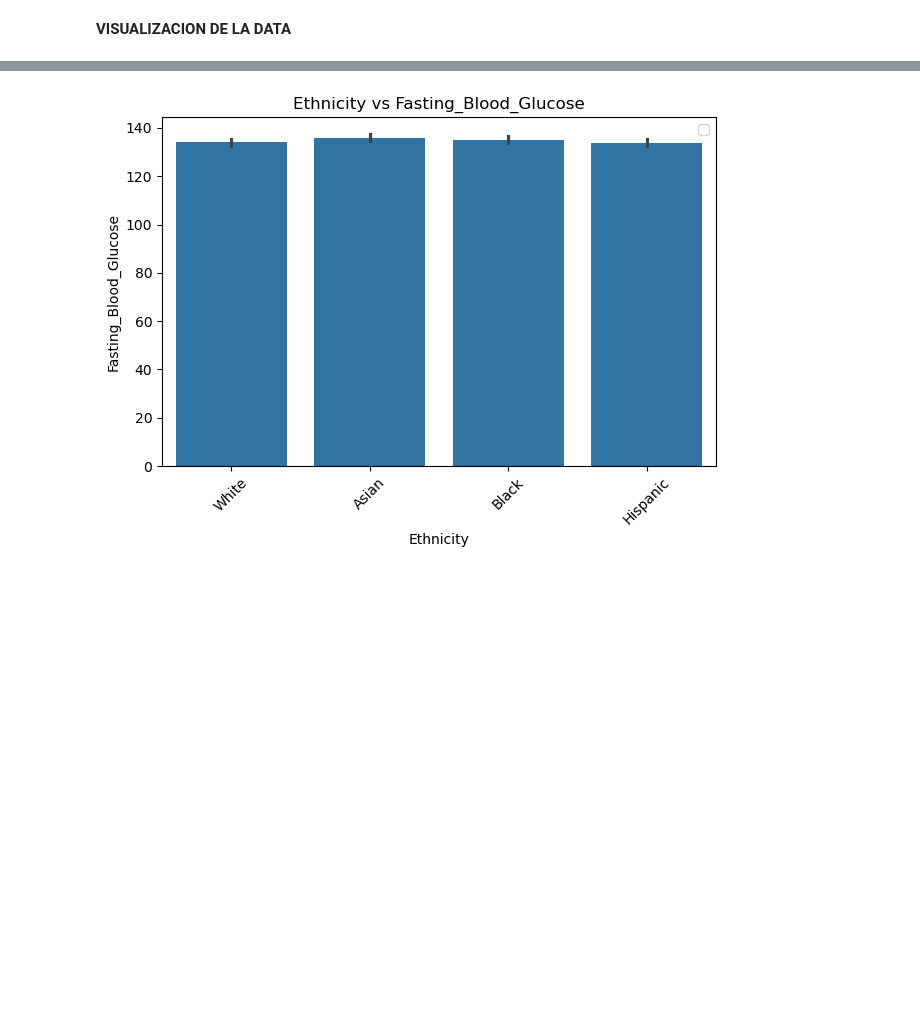
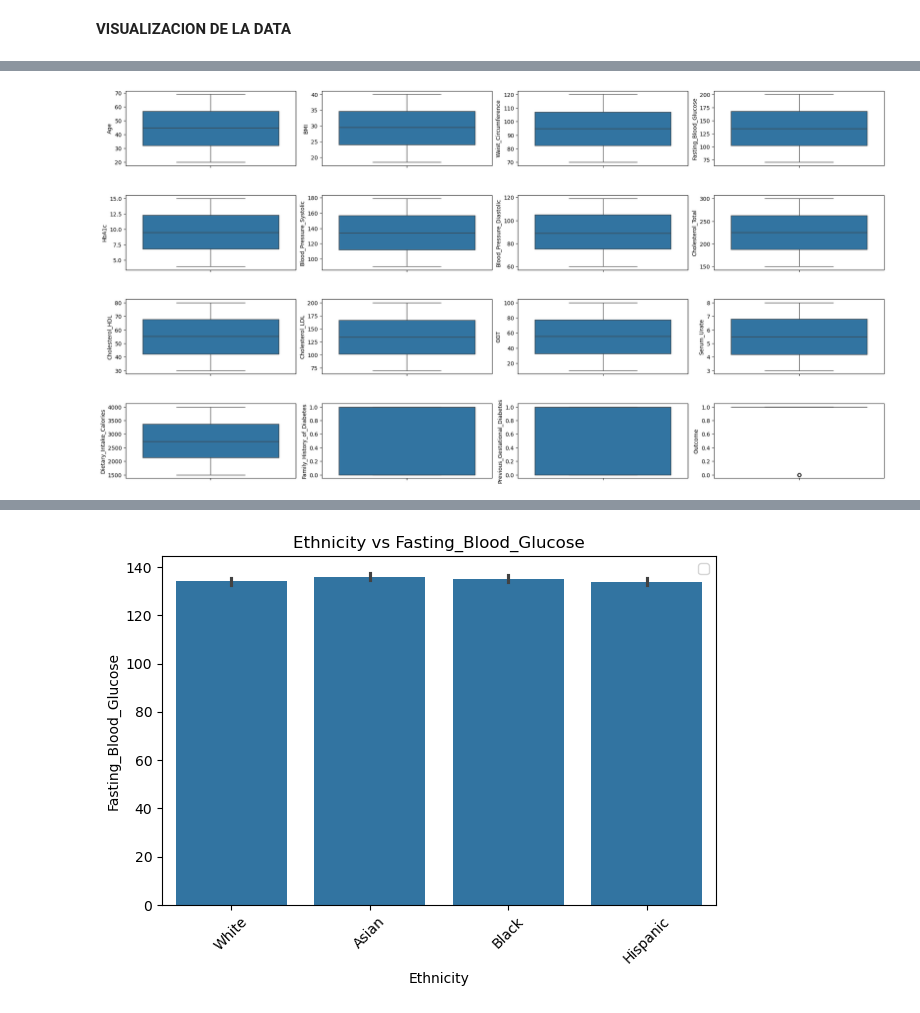
Before and after one commit to tigreraph/Data_Warning_Sugar, a Jupyter notebook: warning_sugar.ipynb, the cells around one changed output, grey strips where cells are left out. Saved outputs shown, nothing was run; the diff lists cells and outputs as text; code cells hidden in the pictures; blank space fills up the shorter version.

```diff
--- a/warning_sugar.ipynb
+++ b/warning_sugar.ipynb
@@ -270,0 +288,12 @@ for col in categorical_cols:
+# %%
+# graficos de boc plots
+fig, ax = plt.subplots(ncols=4, nrows=4, figsize=(20, 10))
+ax = ax.flatten()
+
+for index, col in enumerate(numeric_cols):
+    sns.boxplot(y=col, data=data, ax=ax[index])
+
+plt.tight_layout(pad=0.5, w_pad=0.7, h_pad=5.0)
+plt.show()
+# %% [output]
+[figure, added]
```
Also changed, not shown: parts of 38 cells of this notebook, 35 other files.
